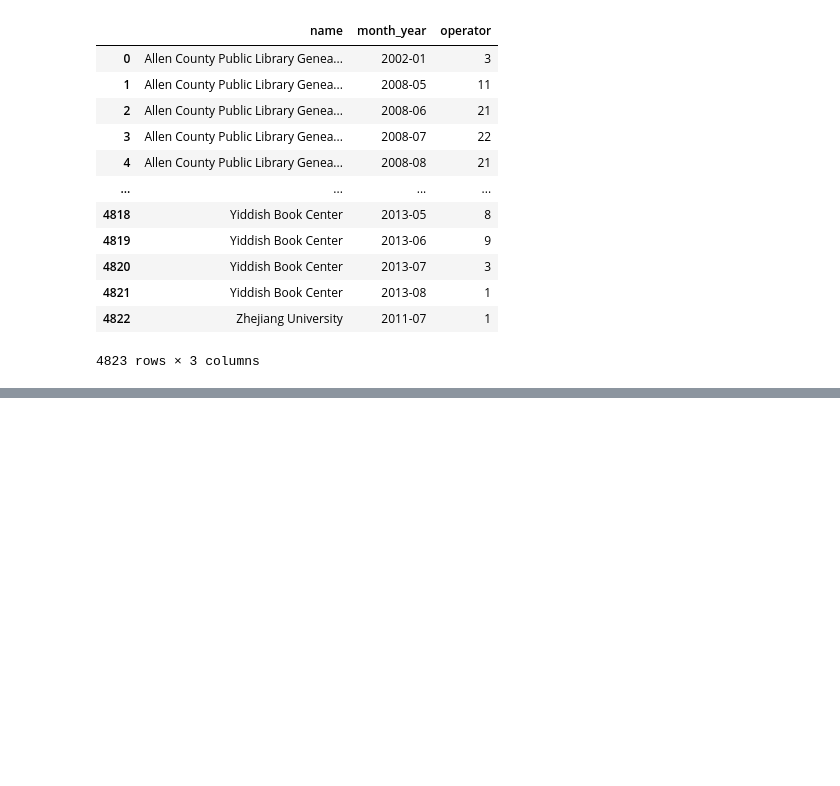
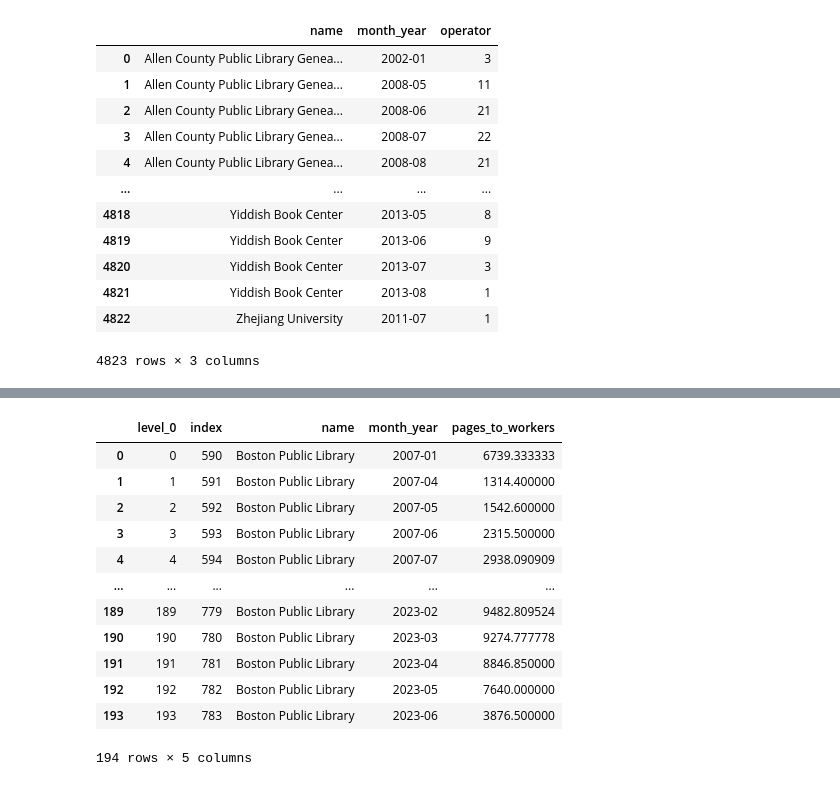
Before and after one commit to ers6/ia_scanning_labor_data, a Jupyter notebook: calculate_stats.ipynb, the cells around one changed output, grey strips where cells are left out. Drawn from its saved outputs; the diff is of its cells as text; code cells hidden in the pictures; blank space fills up the shorter version.

```diff
--- a/calculate_stats.ipynb
+++ b/calculate_stats.ipynb
@@ -739,0 +773,2 @@ scans_and_workers.to_csv('/Users/e.schwartz/Documents/GitHub/ia_scanning_labor_d
+# %%
+boston = stats.loc[stats['name']=='Boston Public Library']
@@ -739,0 +780,18 @@ scans_and_workers.to_csv('/Users/e.schwartz/Documents/GitHub/ia_scanning_labor_d
+# %%
+
+
+boston
+# %% [output]
+|  | level_0 | index | name | month_year | pages_to_workers |
+| 0 | 0 | 590 | Boston Public Library | 2007-01 | 6739.333333 |
+| 1 | 1 | 591 | Boston Public Library | 2007-04 | 1314.400000 |
+| 2 | 2 | 592 | Boston Public Library | 2007-05 | 1542.600000 |
+| 3 | 3 | 593 | Boston Public Library | 2007-06 | 2315.500000 |
+| 4 | 4 | 594 | Boston Public Library | 2007-07 | 2938.090909 |
+| ... | ... | ... | ... | ... | ... |
+| 189 | 189 | 779 | Boston Public Library | 2023-02 | 9482.809524 |
+| 190 | 190 | 780 | Boston Public Library | 2023-03 | 9274.777778 |
+| 191 | 191 | 781 | Boston Public Library | 2023-04 | 8846.850000 |
+| 192 | 192 | 782 | Boston Public Library | 2023-05 | 7640.000000 |
+| 193 | 193 | 783 | Boston Public Library | 2023-06 | 3876.500000 |
+194 rows × 5 columns
```
Also changed, not shown: parts of 9 cells of this notebook, 6 other files.
